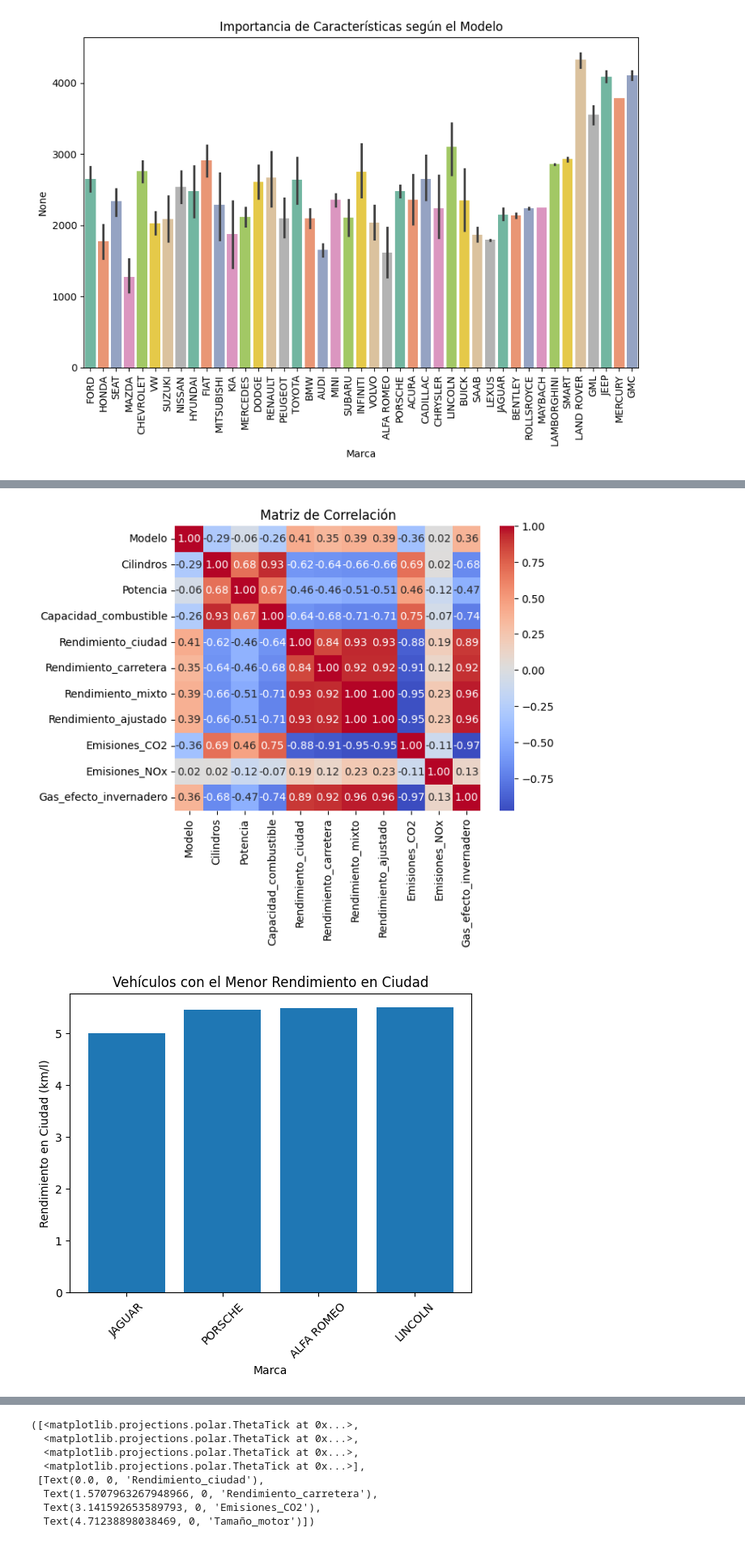
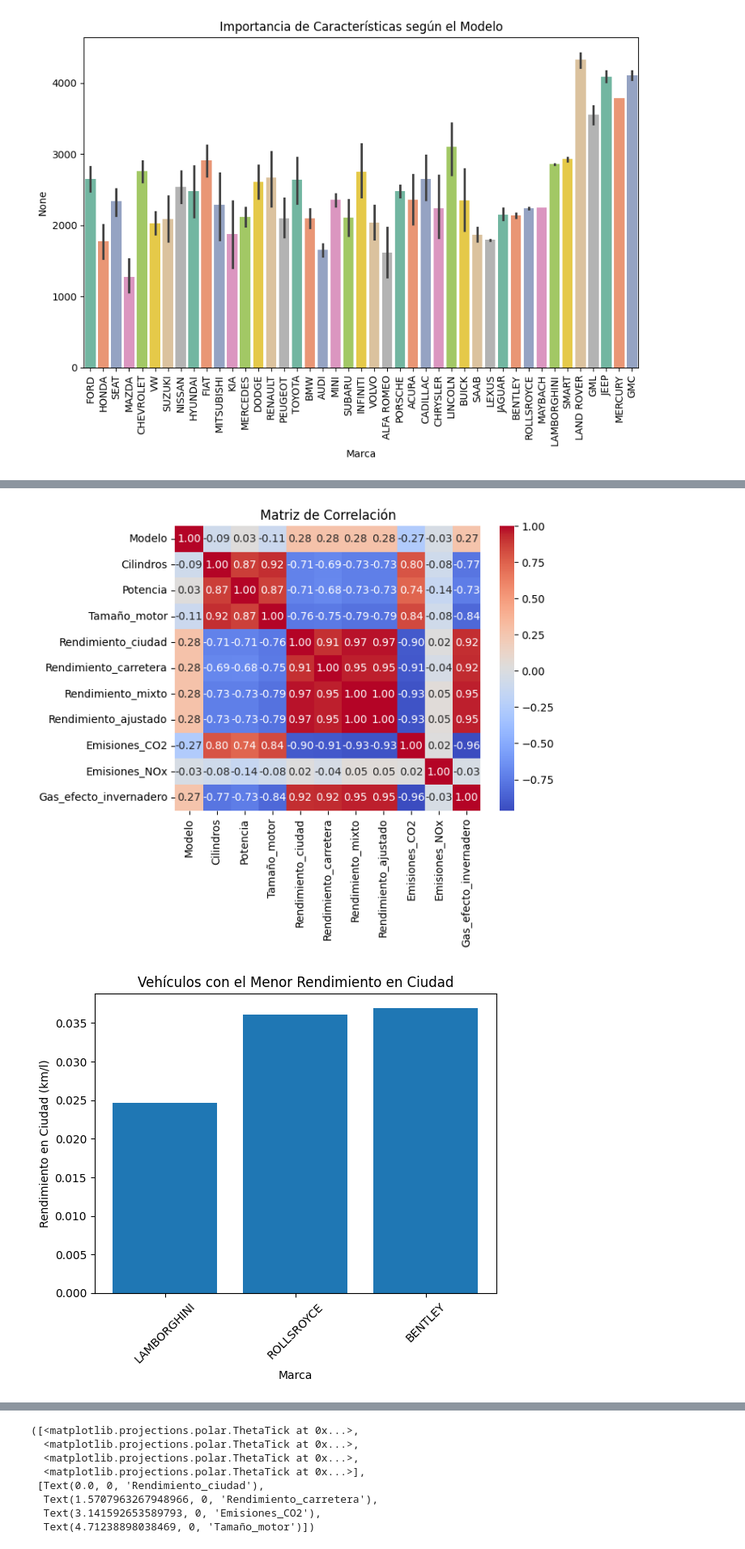
Before and after one commit to alexpanquevac/analisisDatos, a Jupyter notebook: Proyecto final/Proyecto final.ipynb, the cells around one changed output, grey strips where cells are left out. Shown at 81% size. Cells and saved outputs as stored; diff of their text form; code cells hidden in the pictures.

```diff
--- a/Proyecto final/Proyecto final.ipynb
+++ b/Proyecto final/Proyecto final.ipynb
@@ -637,21 +603,21 @@ plt.show()
 # %%
 # Calcular la matriz de correlación
-correlation_matrix = df.corr(numeric_only=True)
+correlation_matrix = df_combustible.corr(numeric_only=True)
 
 # Crear un heatmap
 sns.heatmap(correlation_matrix, annot=True, cmap='coolwarm', fmt='.2f')
 plt.title('Matriz de Correlación')
 plt.show()
 # %% [output]
-[figure, old version]
+[figure, new version]
 # %%
-lowest_rendimiento = df.nsmallest(10, 'Rendimiento_ciudad')
+lowest_rendimiento = df_combustible.nsmallest(10, 'Rendimiento_ciudad')
 
 plt.bar(lowest_rendimiento['Marca'], lowest_rendimiento['Rendimiento_ciudad'])
 plt.title('Vehículos con el Menor Rendimiento en Ciudad')
 plt.xlabel('Marca')
 plt.ylabel('Rendimiento en Ciudad (km/l)')
 plt.xticks(rotation=45)
 plt.show()
 # %% [output]
-[figure, old version]
+[figure, new version]
```
Also changed, not shown: parts of 36 cells of this notebook.
